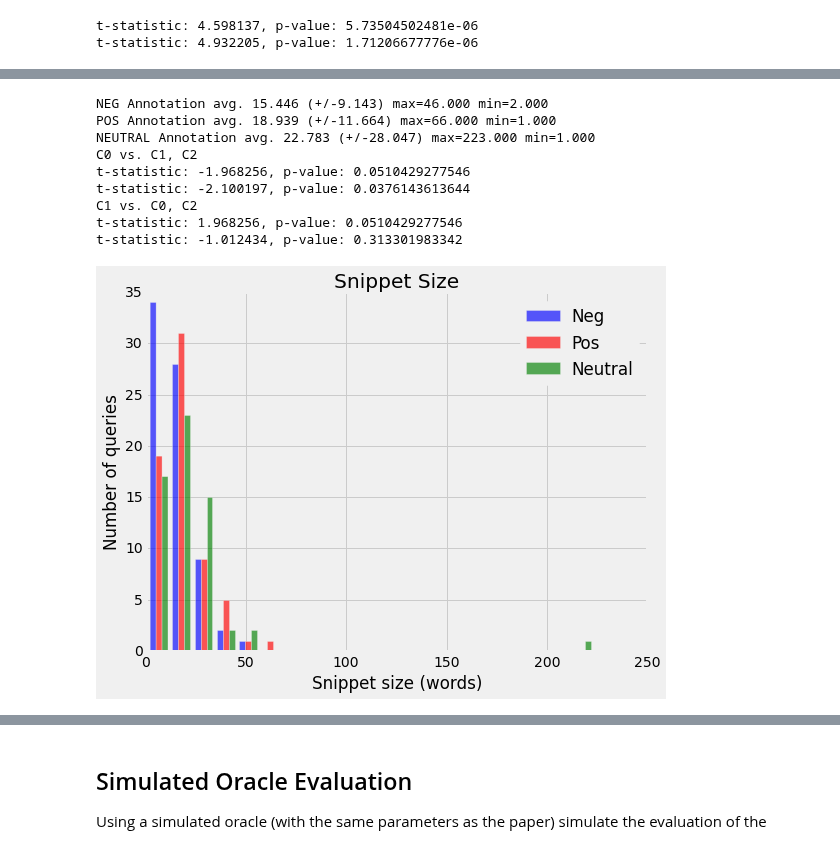
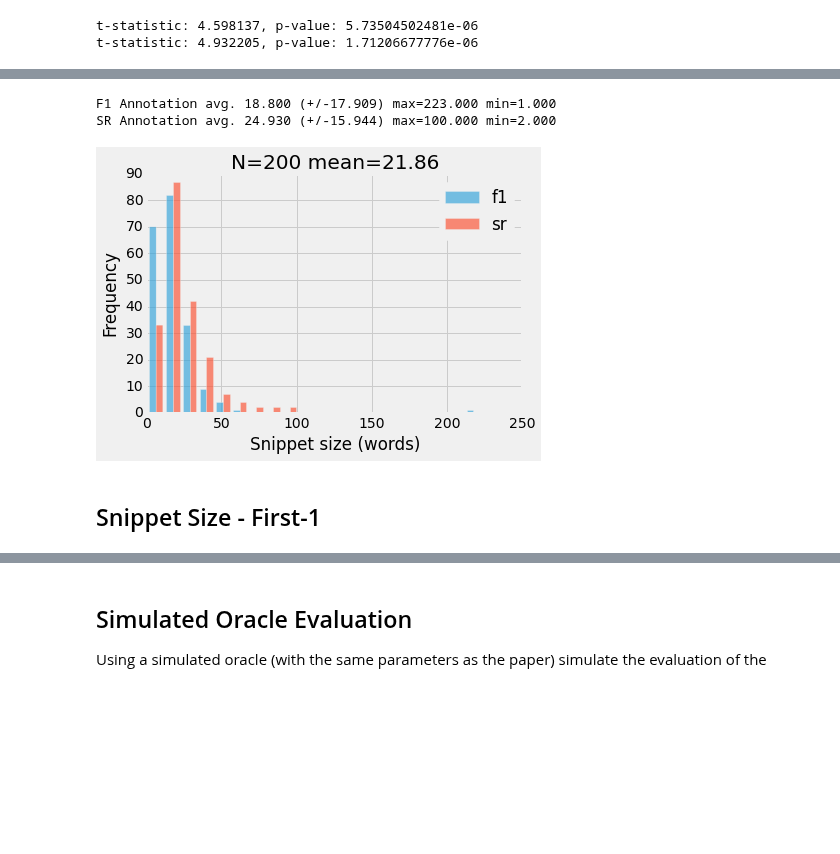
Before and after one commit to mramire8/notebooks, a Jupyter notebook: evaluate_student_user_study.ipynb, the cells around one changed output, grey strips where cells are left out. Cells and saved outputs as stored; diff of their text form; code cells hidden in the pictures; blank space fills up the shorter version.

```diff
--- a/evaluate_student_user_study.ipynb
+++ b/evaluate_student_user_study.ipynb
@@ -752,3 +792,23 @@ t-statistic: -2.834583, p-value: 0.00546959382901
+# %%
+# Snippet size per method
+# Annotation time Histogram
+def plot_size(f1, sr, name='fig_size.png', labels=['f1','sr']):
+#     a,b,c = plt.hist(f1, bins=20, label=labels[0], alpha=.65)
+#     a,b,c = plt.hist(sr, bins=20, label=labels[1], alpha=.65)
+    a,b,c = plt.hist([f1, sr], bins=20, label=labels, alpha=.65)
+    plt.xlabel("Snippet size (words)")
+    plt.ylabel("Frequency")
+    plt.title("N=%s mean=%.2f"%(len(f1),np.mean([f1, sr])))
+    plt.legend(loc='best')
+    print labels[0].upper() + " Annotation avg. %.3f (+/-%.3f) max=%.3f min=%.3f" % (np.mean(f1), np.std(f1), np.max(f1), np.min(f1))
+    print labels[1].upper() + " Annotation avg. %.3f (+/-%.3f) max=%.3f min=%.3f" % (np.mean(sr),np.std(sr), np.max(sr), np.min(sr))
+    plt.savefig(name,bbox_inches="tight", dpi=200, transparent=True)
+# %%
+plot_size(f1_len, sr_len, name='fig_size_all.png', labels=['f1', 'sr'])
+# %% [output]
+F1 Annotation avg. 18.800 (+/-17.909) max=223.000 min=1.000
+SR Annotation avg. 24.930 (+/-15.944) max=100.000 min=2.000
+[figure, added]
 # %%
 def info_size_byclass(m_time, m_expert, name='snip_byclass.png'):
     cl0 = np.array(m_time)[np.array(m_expert) == 0]
@@ -763,16 +823,5 @@ def info_size_byclass(m_time, m_expert, name='snip_byclass.png'):
     print"C1 vs. C0, C2"
     print "t-statistic: %f, p-value: %s" % stats.ttest_ind(cl1,cl0)
     print "t-statistic: %f, p-value: %s" % stats.ttest_ind(cl1,cl2)
-
-info_size_byclass(f1_len, f1_expert, name='f1_size_byclass.png')
-# %% [output]
-NEG Annotation avg. 15.446 (+/-9.143) max=46.000 min=2.000
-POS Annotation avg. 18.939 (+/-11.664) max=66.000 min=1.000
-NEUTRAL Annotation avg. 22.783 (+/-28.047) max=223.000 min=1.000
-C0 vs. C1, C2
-t-statistic: -1.968256, p-value: 0.0510429277546
-t-statistic: -2.100197, p-value: 0.0376143613644
-C1 vs. C0, C2
-t-statistic: 1.968256, p-value: 0.0510429277546
-t-statistic: -1.012434, p-value: 0.313301983342
-[figure, removed]
+# %% [markdown]
+## Snippet Size - First-1
```
Also changed, not shown: parts of 22 cells of this notebook.
